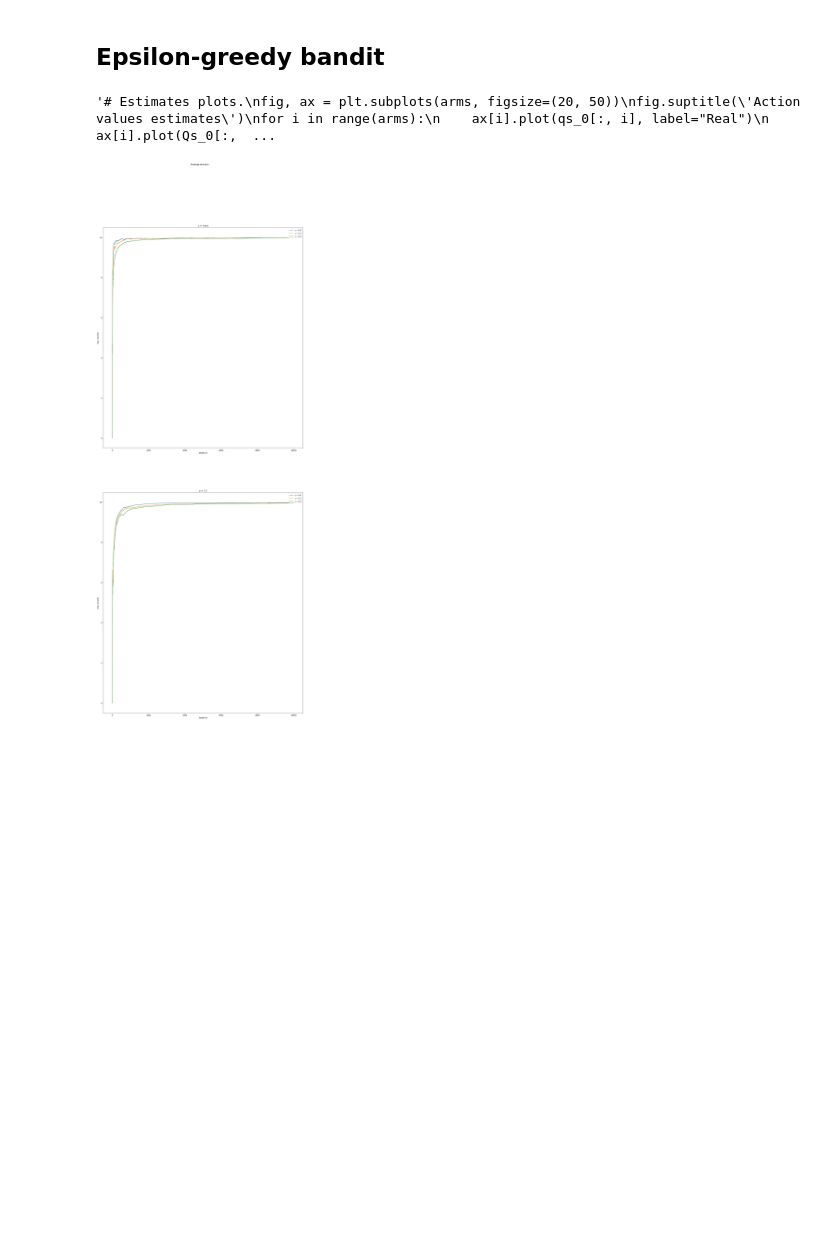
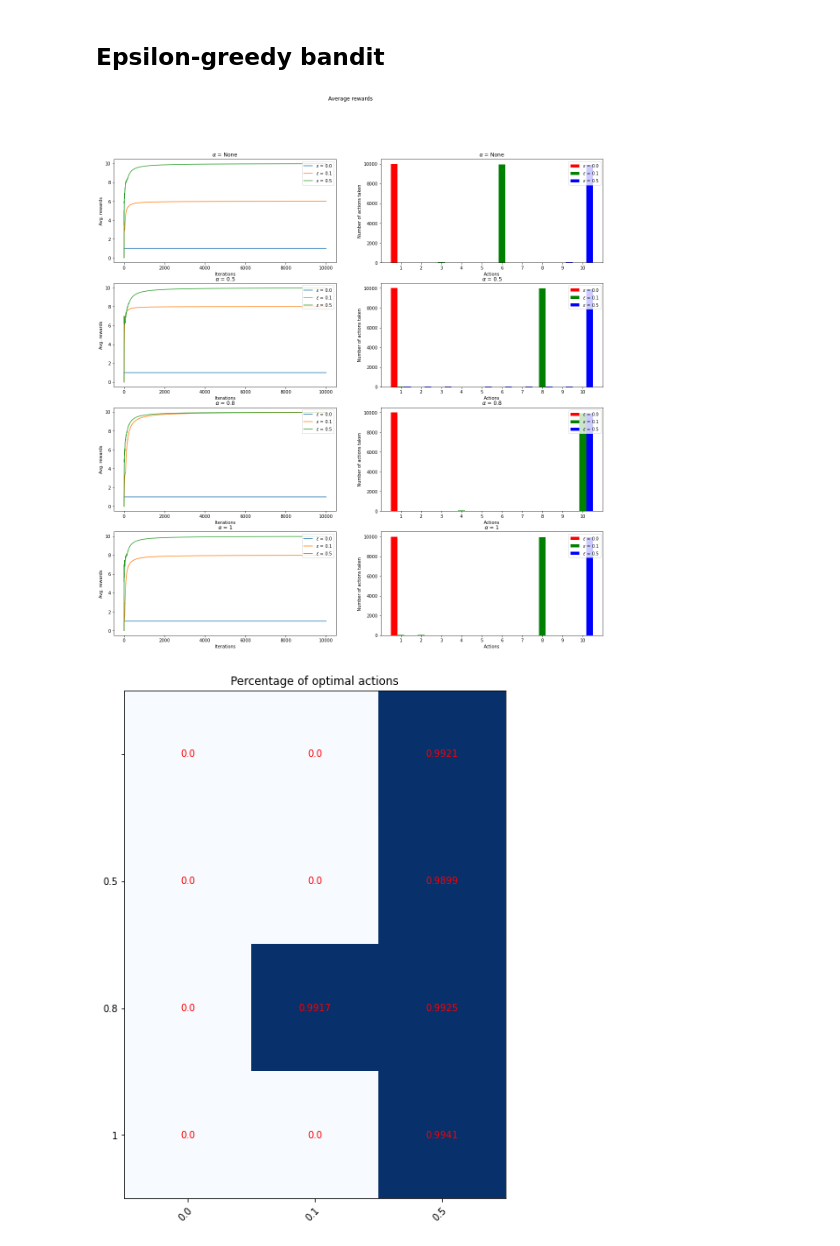
Before and after one commit to robmasocco/mrl, a Jupyter notebook: MultiArmBandits.ipynb, the cells around one changed output. Saved outputs shown, nothing was run; the diff lists cells and outputs as text; code cells hidden in the pictures; blank space fills up the shorter version.

Commit message:
Graphs improved

```diff
--- a/MultiArmBandits.ipynb
+++ b/MultiArmBandits.ipynb
@@ -117,7 +117,7 @@ class EpsBandit(Bandit):
             self.eps -= (self.eps / self.iters) * (iteration + 1)
         # Eventually increase optimal actions counter.
         if arm == np.argmax(self.means):
-            self.opt_actions += 1
+            self.opt_actions += 1.0
         # Update real action values.
         if self.stationary == False:
             for i in range(self.arms):
@@ -125,57 +125,64 @@ class EpsBandit(Bandit):
 # %%
 # Simulation parameters (some MUST be floats!).
 iters = 10000
-opt_init = 50.0
+opt_init = 0.0
 arms = 10
-means = list(range(1, arms + 1))
+#means = list(range(1, arms+1))
+means = np.full(arms, 0)
 sigmas = np.full(arms, 1)
-alphas = [None, 0.5]
-epsilons = [0.0, 0.1, 0.2]
+alphas = [None, 0.5, 0.8, 1]
+epsilons = [0.0, 0.1, 0.5]
 det = False
-stat = True
+stat = False
 
 # Simulation data array.
 rews = np.zeros((len(alphas), len(epsilons), iters + 1))
+actions = np.zeros((len(alphas), len(epsilons), arms))
+optimals = np.zeros((len(alphas), len(epsilons)))
 
 # Bandits execution.
 for i in range(len(alphas)):
     for j in range(len(epsilons)):
         bandit = EpsBandit(means, sigmas, opt_init, alpha=alphas[i], eps=epsilons[j], deterministic=det, stationary=stat)
         bandit.run()
         rews[i, j, :] = bandit.get_avg_rewards()
+        actions[i, j, :] = bandit.get_actions()
+        optimals[i, j] = bandit.get_opt_actions()
 
-fig, ax = plt.subplots(len(alphas), figsize=(20, 50))
+fig, ax = plt.subplots(len(alphas), 2, figsize=(20, 20))
 fig.suptitle('Average rewards')
 for i in range(len(alphas)):
+    #
     for j in range(len(epsilons)):
-        ax[i].plot(rews[i, j, :], label=r'$\epsilon$ = ' + str(epsilons[j]))
-    ax[i].legend(loc='upper right')
-    ax[i].set(xlabel='Iterations', ylabel='Avg. rewards')
-    ax[i].set_title(r'$\alpha$ = ' + str(alphas[i]))
-
-"""# Estimates plots.
-fig, ax = plt.subplots(arms, figsize=(20, 50))
-fig.suptitle('Action values estimates')
-for i in range(arms):
-    ax[i].plot(qs_0[:, i], label="Real")
-    ax[i].plot(Qs_0[:, i], label="$\epsilon=0$")
-    ax[i].plot(Qs_01[:, i], label="$\epsilon=0.1$")
-    ax[i].plot(Qs_03[:, i], label="$\epsilon=0.3$")
-    ax[i].legend(loc='upper right')
-    ax[i].set(xlabel='Iterations', ylabel='Action value')
-    ax[i].set_title("Arm " + str(i + 1))
+        ax[i, 0].plot(rews[i, j, :], label=r'$\epsilon$ = ' + str(epsilons[j]))
+    ax[i, 0].legend(loc='upper right')
+    ax[i, 0].set(xlabel='Iterations', ylabel='Avg. rewards')
+    ax[i, 0].set_title(r'$\alpha$ = ' + str(alphas[i]))
+    #
+    x = np.arange(arms)
+    width = 1
+    pos = list(range(1 - len(epsilons), len(epsilons), 2))
+    colors = ['r','g','b']
+    for j in range(len(epsilons)):
+        ax[i, 1].bar(x * width + pos[j] / (2.0 * len(epsilons)), actions[i, j, :], width / len(epsilons), color=colors[j], label=r'$\epsilon$ = ' + str(epsilons[j]))
+    ax[i, 1].legend(loc='upper right')
+    ax[i, 1].set_xticks(x)
+    ax[i, 1].set_xticklabels(np.arange(1, arms+1))
+    ax[i, 1].set(xlabel='Actions', ylabel='Number of actions taken')
+    ax[i, 1].set_title(r'$\alpha$ = ' + str(alphas[i]))
 
 # Frequency plots.
-bins = np.linspace(0, arms - 1, arms)
-plt.figure(figsize=(12, 12))
-plt.bar(bins, N_0, width=0.33, color='r', label='$\epsilon=0$')
-plt.bar(bins + 0.33, N_01, width=0.33, color='g', label='$\epsilon=0.01$')
-plt.bar(bins + 0.66, N_03, width=0.33, color='b', label='$\epsilon=0.03$')
-plt.legend()
-plt.xlabel("Iterations")
-plt.ylabel("Number of actions taken")
-plt.title("Actions Frequencies")
-plt.show()"""
+fig, ax = plt.subplots(figsize=(10, 10))
+im = ax.imshow(optimals, cmap='Blues')
+ax.set_xticks(np.arange(len(epsilons)))
+ax.set_yticks(np.arange(len(alphas)))
+ax.set_xticklabels(epsilons)
+ax.set_yticklabels(alphas)
+ax.set_title("Percentage of optimal actions")
+plt.setp(ax.get_xticklabels(), rotation=45, ha="right", rotation_mode="anchor")
+for i in range(len(alphas)):
+    for j in range(len(epsilons)):
+        text = ax.text(j, i, optimals[i, j], ha="center", va="center", color='r')
 # %% [output]
-'# Estimates plots.\nfig, ax = plt.subplots(arms, figsize=(20, 50))\nfig.suptitle(\'Action values estimates\')\nfor i in range(arms):\n    ax[i].plot(qs_0[:, i], label="Real")\n    ax[i].plot(Qs_0[:,  ...
-[figure, old version]
+[figure, new version]
+[figure, added]
```
